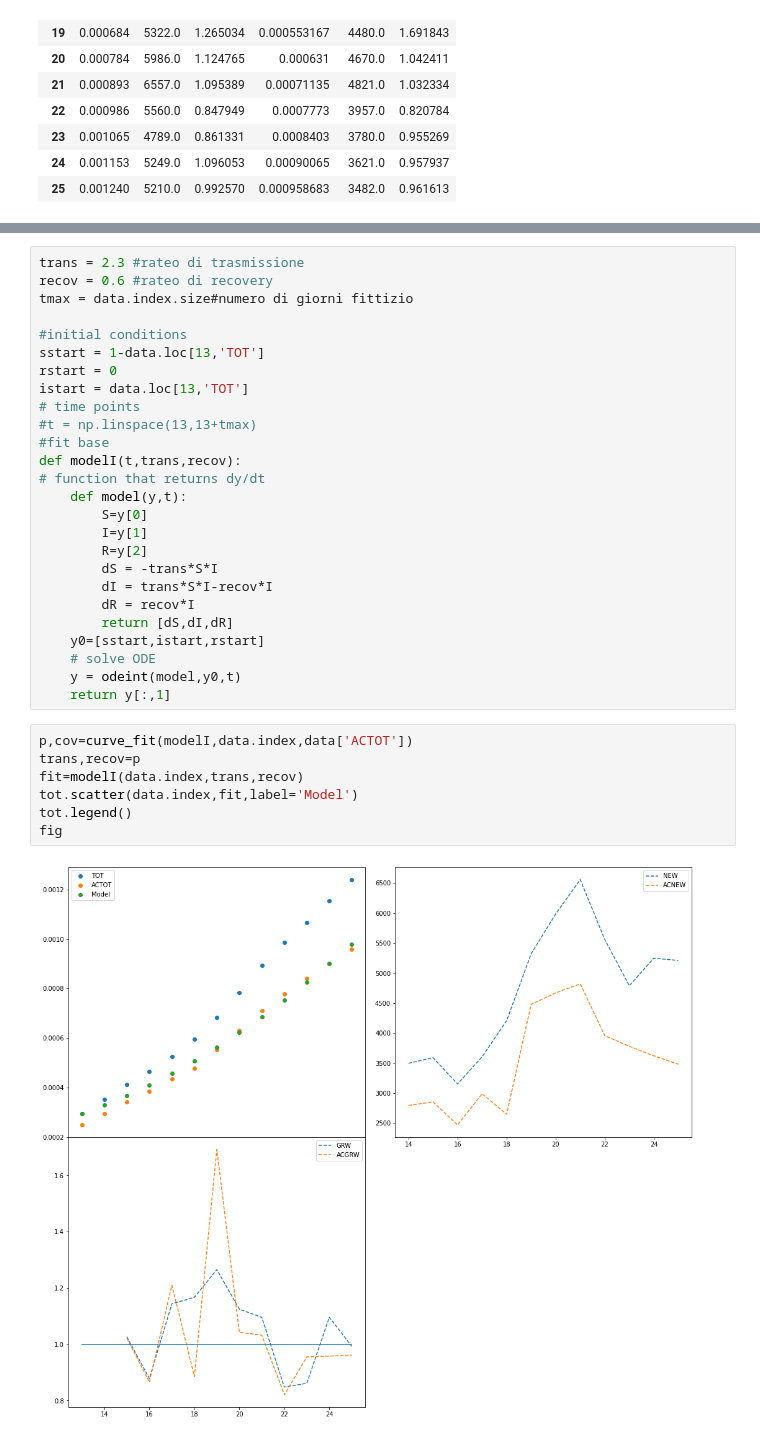
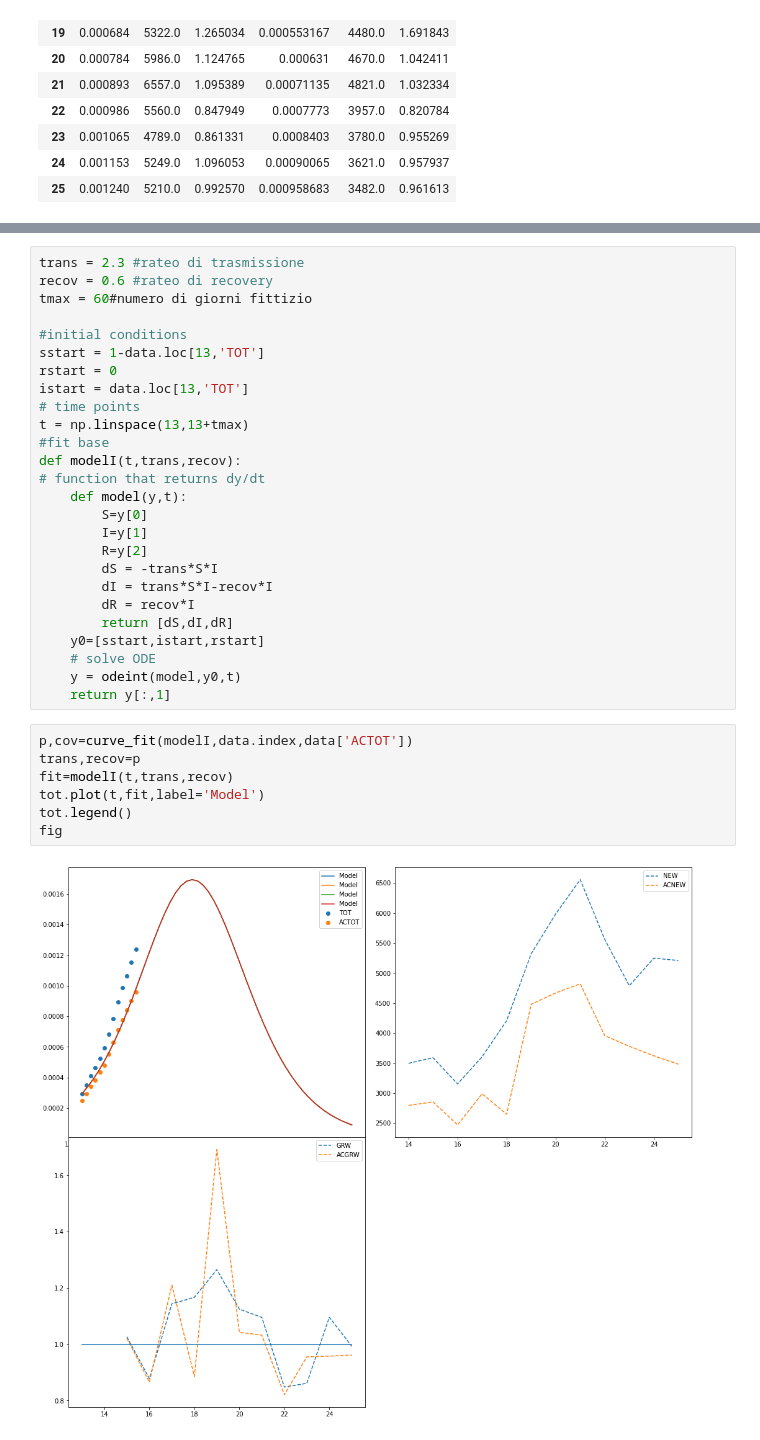
Before and after one commit to FaoTom/Covid19, a Jupyter notebook: COV.ipynb, the cells around one changed output, grey strips where cells are left out. Cells and saved outputs as stored; diff of their text form.

```diff
--- a/COV.ipynb
+++ b/COV.ipynb
@@ -67,14 +67,14 @@ grw.legend()
 # %%
 trans = 2.3 #rateo di trasmissione
 recov = 0.6 #rateo di recovery
-tmax = data.index.size#numero di giorni fittizio
+tmax = 60#numero di giorni fittizio
 
 #initial conditions
 sstart = 1-data.loc[13,'TOT']
 rstart = 0
 istart = data.loc[13,'TOT']
 # time points
-#t = np.linspace(13,13+tmax)
+t = np.linspace(13,13+tmax)
 #fit base
 def modelI(t,trans,recov):
 # function that returns dy/dt
@@ -93,9 +93,9 @@ def modelI(t,trans,recov):
 # %%
 p,cov=curve_fit(modelI,data.index,data['ACTOT'])
 trans,recov=p
-fit=modelI(data.index,trans,recov)
-tot.scatter(data.index,fit,label='Model')
+fit=modelI(t,trans,recov)
+tot.plot(t,fit,label='Model')
 tot.legend()
 fig
 # %% [output]
-[figure, old version]
+[figure, new version]
```
Also changed, not shown: parts of 1 cell of this notebook.
